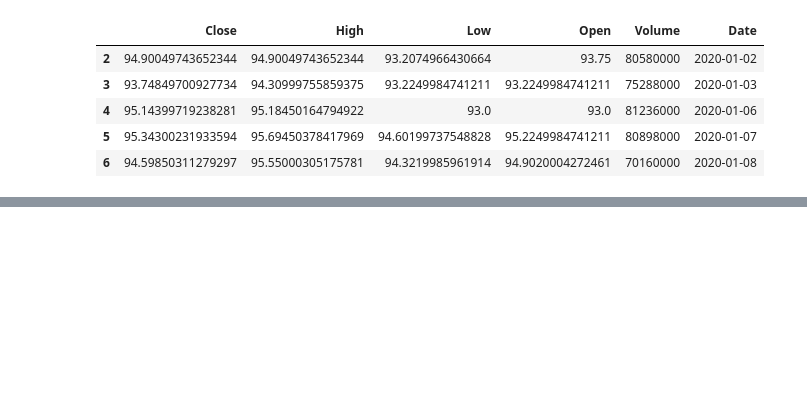
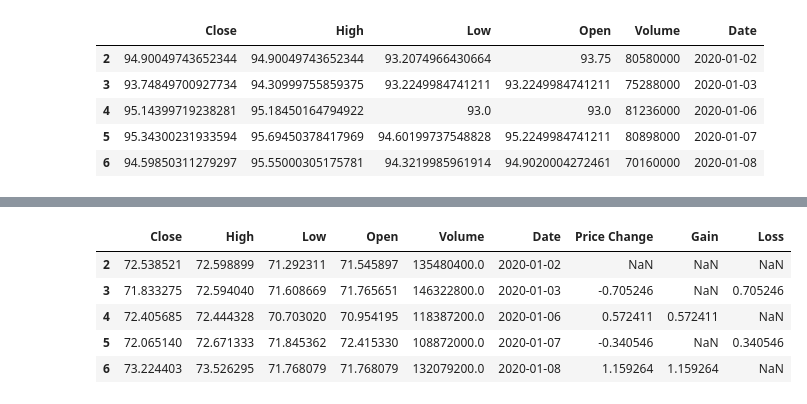
Before and after one commit to jc14-ai/AI-Powered-Stock-Market-Dashboard, a Jupyter notebook: backend/training/model.ipynb, the cells around one changed output, grey strips where cells are left out. Cells and saved outputs as stored; diff of their text form; code cells hidden in the pictures; blank space fills up the shorter version.

Commit message:
Add: APPL price change, feature engineering

```diff
--- a/backend/training/model.ipynb
+++ b/backend/training/model.ipynb
@@ -96,0 +154,21 @@ df_amazon.head()
+# %%
+#FEATURE ENGINEERING
+window = 14
+
+df_apple['Price Change'] = df_apple['Close'].diff()
+
+df_apple['Gain'] = df_apple.loc[df_apple['Price Change'] > 0, 'Price Change']
+df_apple['Loss'] = -df_apple.loc[df_apple['Price Change'] < 0, 'Price Change']
+
+df_apple.head()
+# df_apple['Average Gain']
+# df_apple['Average Loss']
+# df_apple['RS']
+# df_apple['RSI']
+# %% [output]
+|  | Close | High | Low | Open | Volume | Date | Price Change | Gain | Loss |
+| 2 | 72.538521 | 72.598899 | 71.292311 | 71.545897 | 135480400.0 | 2020-01-02 | NaN | NaN | NaN |
+| 3 | 71.833275 | 72.594040 | 71.608669 | 71.765651 | 146322800.0 | 2020-01-03 | -0.705246 | NaN | 0.705246 |
+| 4 | 72.405685 | 72.444328 | 70.703020 | 70.954195 | 118387200.0 | 2020-01-06 | 0.572411 | 0.572411 | NaN |
+| 5 | 72.065140 | 72.671333 | 71.845362 | 72.415330 | 108872000.0 | 2020-01-07 | -0.340546 | NaN | 0.340546 |
+| 6 | 73.224403 | 73.526295 | 71.768079 | 71.768079 | 132079200.0 | 2020-01-08 | 1.159264 | 1.159264 | NaN |
```
Also changed, not shown: parts of 12 cells of this notebook.
